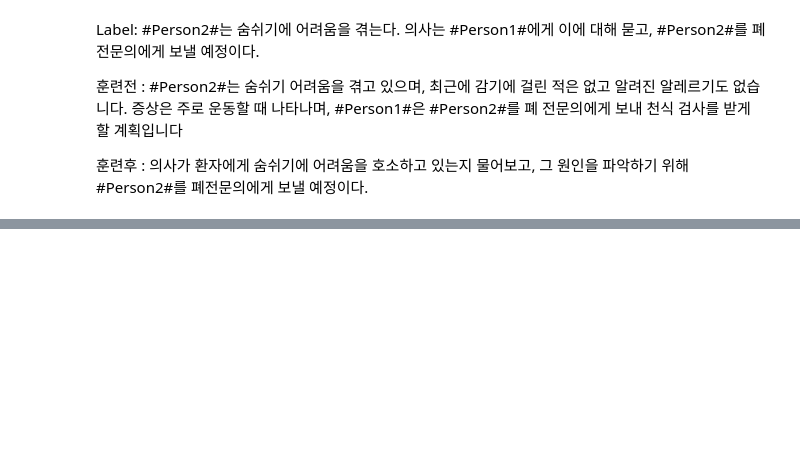
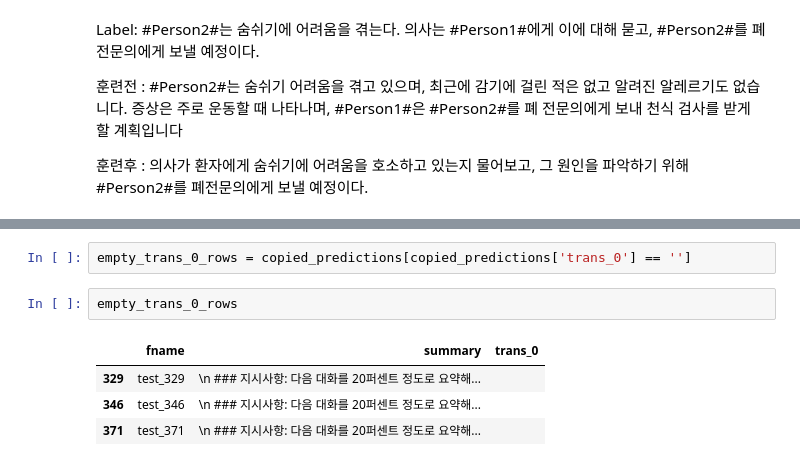
Before and after one commit to UpstageAILab3/upstage-nlp-summarization-nlp2-pub, a Jupyter notebook: yanolza3.ipynb, the cells around one changed output, grey strips where cells are left out. Cells and saved outputs as stored; diff of their text form; blank space fills up the shorter version.

```diff
--- a/yanolza3.ipynb
+++ b/yanolza3.ipynb
@@ -253,0 +1380,9 @@ print(generated_text[len(prompt):])
+# %%
+empty_trans_0_rows = copied_predictions[copied_predictions['trans_0'] == '']
+# %%
+empty_trans_0_rows
+# %% [output]
+|  | fname | summary | trans_0 |
+| 329 | test_329 | \n ### 지시사항: 다음 대화를 20퍼센트 정도로 요약해... |  |
+| 346 | test_346 | \n ### 지시사항: 다음 대화를 20퍼센트 정도로 요약해... |  |
+| 371 | test_371 | \n ### 지시사항: 다음 대화를 20퍼센트 정도로 요약해... |  |
```
Also changed, not shown: parts of 75 cells of this notebook, 2 other files.
